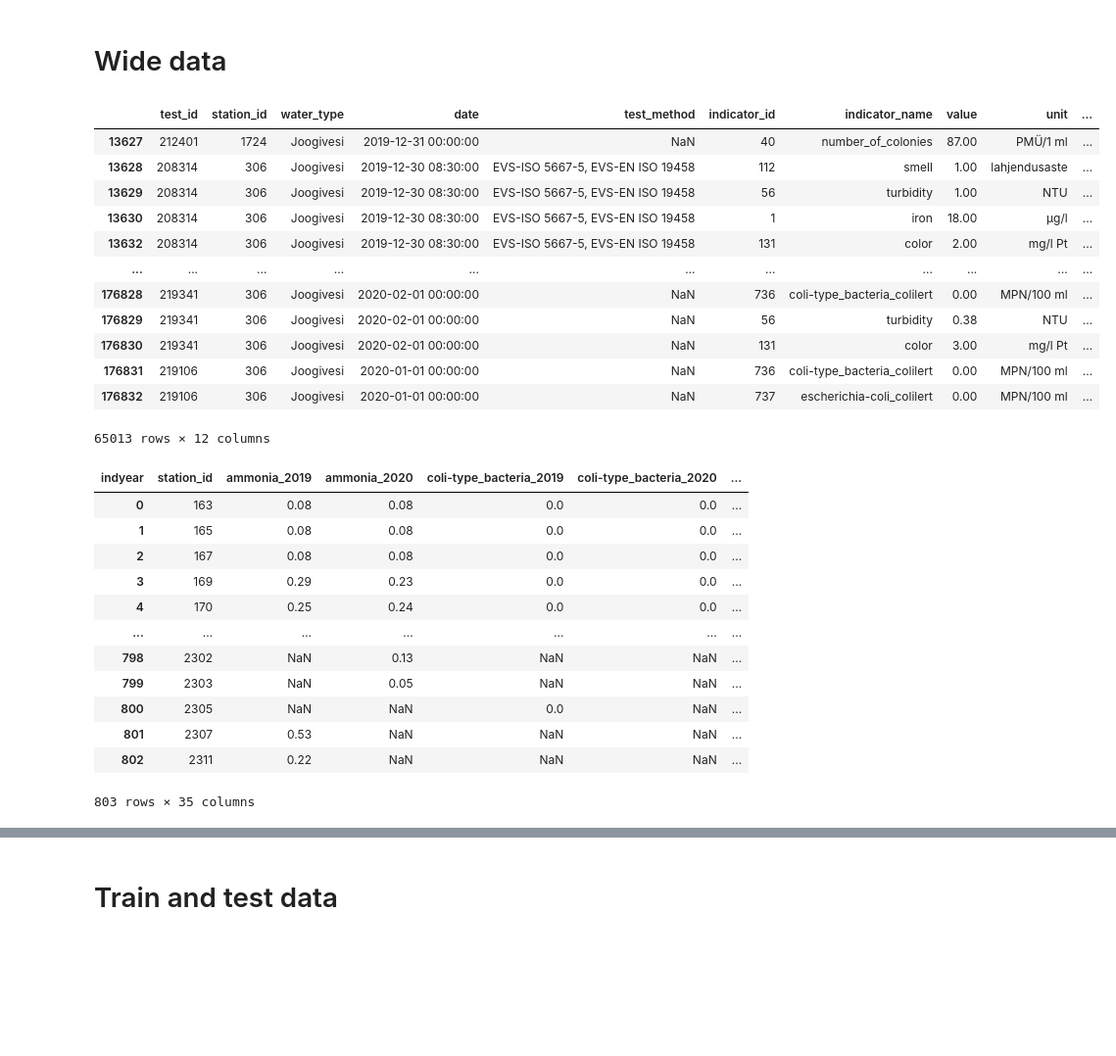
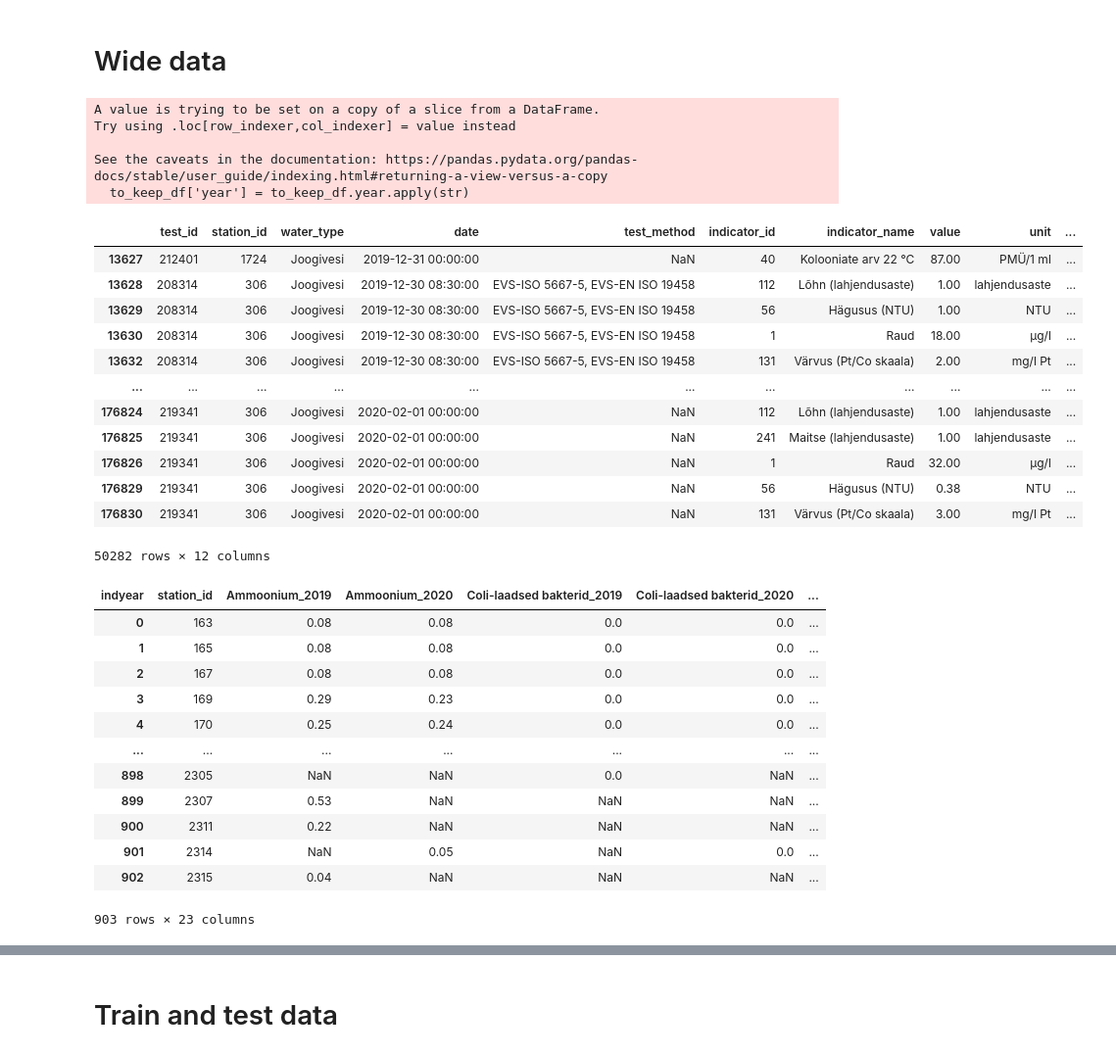
Before and after one commit to kristjan-eljand/andmetalgud, a Jupyter notebook: terviseamet.ipynb, the cells around one changed output, grey strips where cells are left out. Shown at 98% size. Saved outputs shown, nothing was run; the diff lists cells and outputs as text; code cells hidden in the pictures; blank space fills up the shorter version.

```diff
--- a/terviseamet.ipynb
+++ b/terviseamet.ipynb
@@ -114,7 +131,7 @@ inds_per_year_wide = inds_per_year_df.pivot_table(
 # Indicators that have more than n instances for all years
 inds_that_exist_all_years = inds_per_year_wide.dropna()
 for y in period_df.year.unique():
-    inds_that_exist_all_years = inds_that_exist_all_years[inds_that_exist_all_years[y]>=500]
+    inds_that_exist_all_years = inds_that_exist_all_years[inds_that_exist_all_years[y]>=1000]
 indicators_to_keep = inds_that_exist_all_years.index
 indicators_to_keep
 # %% [output]
@@ -231,31 +246,38 @@ indicator_name_map = {
 # %%
 # Make indicator names more readable
 new_names = [indicator_name_map[n] for n in top_ind_df.indicator_name]
 to_keep_df = top_ind_df.assign(indicator_name = new_names)
+
+to_keep_df = top_ind_df
 
 # Keep only 2019 and 2020 as variables
 to_keep_df = to_keep_df[to_keep_df.year < 2021]
 
 # Create new variable representing indicator and year
 to_keep_df['year'] = to_keep_df.year.apply(str)
 to_keep_df = to_keep_df.assign(indyear = lambda x:  x.indicator_name + "_" + x.year)
 
 # Make variable with both year and name in it
 to_keep_df
 # %% [output]
+A value is trying to be set on a copy of a slice from a DataFrame.
+Try using .loc[row_indexer,col_indexer] = value instead
+
+See the caveats in the documentation: https://pandas.pydata.org/pandas-docs/stable/user_guide/indexing.html#returning-a-view-versus-a-copy
+  to_keep_df['year'] = to_keep_df.year.apply(str)
 |  | test_id | station_id | water_type | date | test_method | indicator_id | indicator_name | value | unit | ... |
-| 13627 | 212401 | 1724 | Joogivesi | 2019-12-31 00:00:00 | NaN | 40 | number_of_colonies | 87.00 | PMÜ/1 ml | ... |
-| 13628 | 208314 | 306 | Joogivesi | 2019-12-30 08:30:00 | EVS-ISO 5667-5, EVS-EN ISO 19458 | 112 | smell | 1.00 | lahjendusaste | ... |
-| 13629 | 208314 | 306 | Joogivesi | 2019-12-30 08:30:00 | EVS-ISO 5667-5, EVS-EN ISO 19458 | 56 | turbidity | 1.00 | NTU | ... |
-| 13630 | 208314 | 306 | Joogivesi | 2019-12-30 08:30:00 | EVS-ISO 5667-5, EVS-EN ISO 19458 | 1 | iron | 18.00 | µg/l | ... |
-| 13632 | 208314 | 306 | Joogivesi | 2019-12-30 08:30:00 | EVS-ISO 5667-5, EVS-EN ISO 19458 | 131 | color | 2.00 | mg/l Pt | ... |
+| 13627 | 212401 | 1724 | Joogivesi | 2019-12-31 00:00:00 | NaN | 40 | Kolooniate arv 22 °C | 87.00 | PMÜ/1 ml | ... |
+| 13628 | 208314 | 306 | Joogivesi | 2019-12-30 08:30:00 | EVS-ISO 5667-5, EVS-EN ISO 19458 | 112 | Lõhn (lahjendusaste) | 1.00 | lahjendusaste | ... |
+| 13629 | 208314 | 306 | Joogivesi | 2019-12-30 08:30:00 | EVS-ISO 5667-5, EVS-EN ISO 19458 | 56 | Hägusus (NTU) | 1.00 | NTU | ... |
+| 13630 | 208314 | 306 | Joogivesi | 2019-12-30 08:30:00 | EVS-ISO 5667-5, EVS-EN ISO 19458 | 1 | Raud | 18.00 | µg/l | ... |
+| 13632 | 208314 | 306 | Joogivesi | 2019-12-30 08:30:00 | EVS-ISO 5667-5, EVS-EN ISO 19458 | 131 | Värvus (Pt/Co skaala) | 2.00 | mg/l Pt | ... |
 | ... | ... | ... | ... | ... | ... | ... | ... | ... | ... | ... |
-| 176828 | 219341 | 306 | Joogivesi | 2020-02-01 00:00:00 | NaN | 736 | coli-type_bacteria_colilert | 0.00 | MPN/100 ml | ... |
-| 176829 | 219341 | 306 | Joogivesi | 2020-02-01 00:00:00 | NaN | 56 | turbidity | 0.38 | NTU | ... |
-| 176830 | 219341 | 306 | Joogivesi | 2020-02-01 00:00:00 | NaN | 131 | color | 3.00 | mg/l Pt | ... |
-| 176831 | 219106 | 306 | Joogivesi | 2020-01-01 00:00:00 | NaN | 736 | coli-type_bacteria_colilert | 0.00 | MPN/100 ml | ... |
-| 176832 | 219106 | 306 | Joogivesi | 2020-01-01 00:00:00 | NaN | 737 | escherichia-coli_colilert | 0.00 | MPN/100 ml | ... |
+| 176824 | 219341 | 306 | Joogivesi | 2020-02-01 00:00:00 | NaN | 112 | Lõhn (lahjendusaste) | 1.00 | lahjendusaste | ... |
+| 176825 | 219341 | 306 | Joogivesi | 2020-02-01 00:00:00 | NaN | 241 | Maitse (lahjendusaste) | 1.00 | lahjendusaste | ... |
+| 176826 | 219341 | 306 | Joogivesi | 2020-02-01 00:00:00 | NaN | 1 | Raud | 32.00 | µg/l | ... |
+| 176829 | 219341 | 306 | Joogivesi | 2020-02-01 00:00:00 | NaN | 56 | Hägusus (NTU) | 0.38 | NTU | ... |
+| 176830 | 219341 | 306 | Joogivesi | 2020-02-01 00:00:00 | NaN | 131 | Värvus (Pt/Co skaala) | 3.00 | mg/l Pt | ... |
-65013 rows × 12 columns
+50282 rows × 12 columns
 # %%
 # Keep only relevant variables
 wide_df = to_keep_df.pivot_table(
@@ -275,19 +297,19 @@ clean_df = wide_df[[i in max_n_missing.index for i in wide_df.index]]
 clean_df.reset_index(inplace=True)
 clean_df
 # %% [output]
-| indyear | station_id | ammonia_2019 | ammonia_2020 | coli-type_bacteria_2019 | coli-type_bacteria_2020 | ... |
+| indyear | station_id | Ammoonium_2019 | Ammoonium_2020 | Coli-laadsed bakterid_2019 | Coli-laadsed bakterid_2020 | ... |
 | 0 | 163 | 0.08 | 0.08 | 0.0 | 0.0 | ... |
 | 1 | 165 | 0.08 | 0.08 | 0.0 | 0.0 | ... |
 | 2 | 167 | 0.08 | 0.08 | 0.0 | 0.0 | ... |
 | 3 | 169 | 0.29 | 0.23 | 0.0 | 0.0 | ... |
 | 4 | 170 | 0.25 | 0.24 | 0.0 | 0.0 | ... |
 | ... | ... | ... | ... | ... | ... | ... |
-| 798 | 2302 | NaN | 0.13 | NaN | NaN | ... |
-| 799 | 2303 | NaN | 0.05 | NaN | NaN | ... |
-| 800 | 2305 | NaN | NaN | 0.0 | NaN | ... |
-| 801 | 2307 | 0.53 | NaN | NaN | NaN | ... |
-| 802 | 2311 | 0.22 | NaN | NaN | NaN | ... |
+| 898 | 2305 | NaN | NaN | 0.0 | NaN | ... |
+| 899 | 2307 | 0.53 | NaN | NaN | NaN | ... |
+| 900 | 2311 | 0.22 | NaN | NaN | NaN | ... |
+| 901 | 2314 | NaN | 0.05 | NaN | 0.0 | ... |
+| 902 | 2315 | 0.04 | NaN | NaN | NaN | ... |
-803 rows × 35 columns
+903 rows × 23 columns
 # %%
 # Add results
 withresults_df = clean_df.merge(compliance_df[['station_id','compliance']], on='station_id')
```
Also changed, not shown: parts of 16 cells of this notebook, 4 other files.
